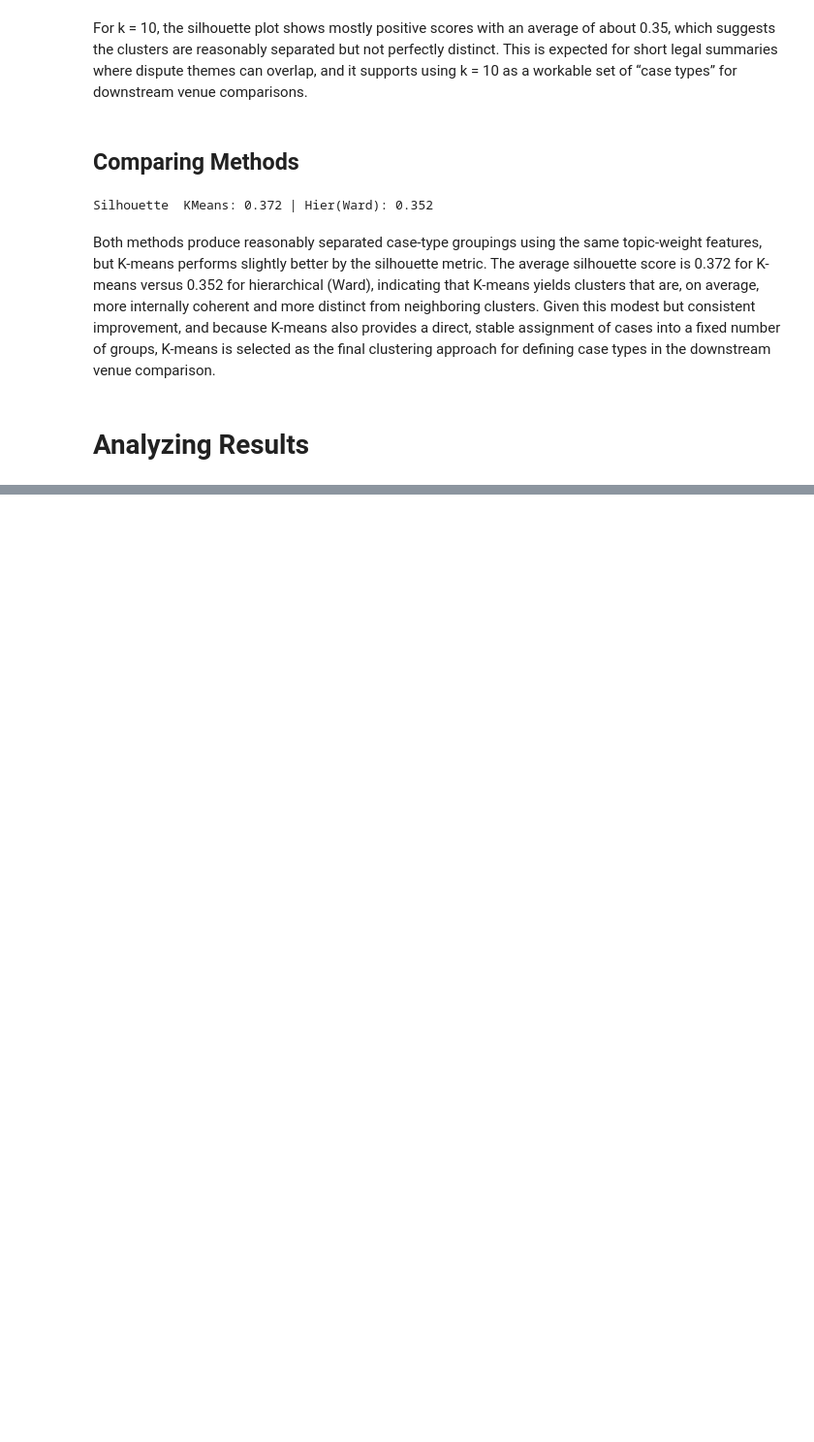
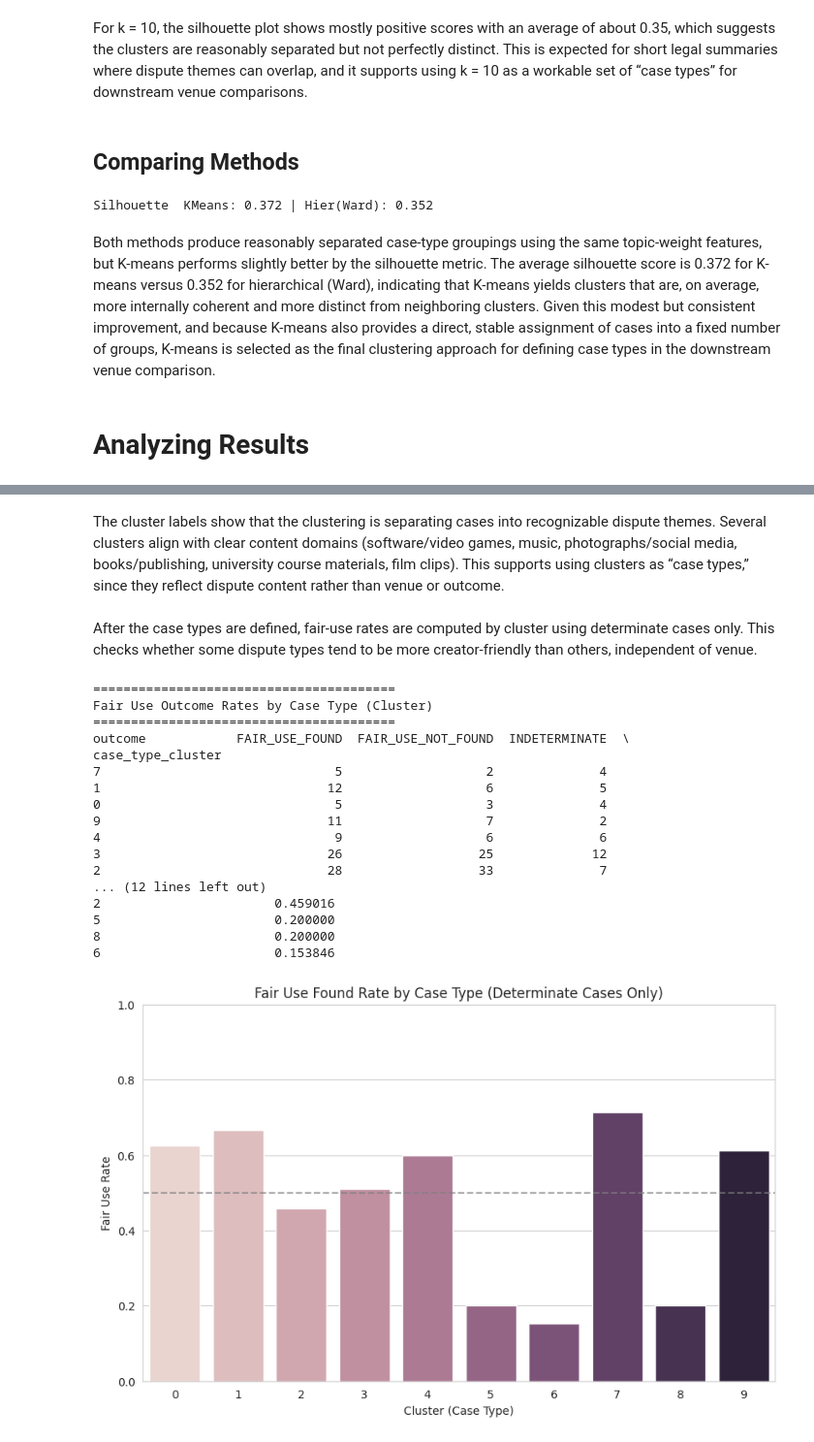
Before and after one commit to mqanaq/BA820-B1-Team13, a Jupyter notebook: MG/M2_Mohamad_Gong_Fair_Use_Data_Early_Analysis_and_Insights.ipynb, the cells around one changed output, grey strips where cells are left out. Shown at 97% size. Cells and saved outputs as stored; diff of their text form; code cells hidden in the pictures; blank space fills up the shorter version.

```diff
--- a/MG/M2_Mohamad_Gong_Fair_Use_Data_Early_Analysis_and_Insights.ipynb
+++ b/MG/M2_Mohamad_Gong_Fair_Use_Data_Early_Analysis_and_Insights.ipynb
@@ -928,0 +981,58 @@ Both methods produce reasonably separated case-type groupings using the same top
+# %% [markdown]
+The cluster labels show that the clustering is separating cases into recognizable dispute themes. Several clusters align with clear content domains (software/video games, music, photographs/social media, books/publishing, university course materials, film clips). This supports using clusters as “case types,” since they reflect dispute content rather than venue or outcome.
+# %% [markdown]
+After the case types are defined, fair-use rates are computed by cluster using determinate cases only. This checks whether some dispute types tend to be more creator-friendly than others, independent of venue.
+# %%
+print("\n" + "="*40)
+print("Fair Use Outcome Rates by Case Type (Cluster)")
+print("="*40)
+
+# Cross-tabulate case types against outcomes to see the distribution of results per cluster
+cluster_outcomes = pd.crosstab(
+    fair_use_findings["case_type_cluster"],
+    fair_use_findings["outcome"]
+)
+
+# Calculate win rates based only on determinate cases (Found/Not Found), excluding ambiguous results
+determinate_cases = cluster_outcomes.get("FAIR_USE_FOUND", 0) + cluster_outcomes.get("FAIR_USE_NOT_FOUND", 0)
+cluster_outcomes["fair_use_rate"] = cluster_outcomes.get("FAIR_USE_FOUND", 0) / determinate_cases
+cluster_outcomes["total_determinate"] = determinate_cases
+
+# Sort clusters by success rate to highlight which case types are most/least creator-friendly
+cluster_outcomes_sorted = cluster_outcomes.sort_values("fair_use_rate", ascending=False)
+
+print(cluster_outcomes_sorted[["FAIR_USE_FOUND", "FAIR_USE_NOT_FOUND", "INDETERMINATE", "fair_use_rate"]])
+
+# Visualize the variation in fair use success rates across different dispute types
+plt.figure(figsize=(10, 6))
+sns.barplot(
+    x=cluster_outcomes_sorted.index,
+    y=cluster_outcomes_sorted["fair_use_rate"],
+    hue=cluster_outcomes_sorted.index,
+    legend=False
+)
+plt.title("Fair Use Found Rate by Case Type (Determinate Cases Only)")
+plt.xlabel("Cluster (Case Type)")
+plt.ylabel("Fair Use Rate")
+plt.axhline(0.5, color="gray", linestyle="--", alpha=0.7)
+plt.ylim(0, 1)
+plt.show()
+# %% [output]
+========================================
+Fair Use Outcome Rates by Case Type (Cluster)
+========================================
+outcome            FAIR_USE_FOUND  FAIR_USE_NOT_FOUND  INDETERMINATE  \
+case_type_cluster
+7                               5                   2              4
+1                              12                   6              5
+0                               5                   3              4
+9                              11                   7              2
+4                               9                   6              6
+3                              26                  25             12
+2                              28                  33              7
+... (12 lines left out)
+2                       0.459016
+5                       0.200000
+8                       0.200000
+6                       0.153846
+[figure, added]
```
Also changed, not shown: parts of 11 cells of this notebook.
